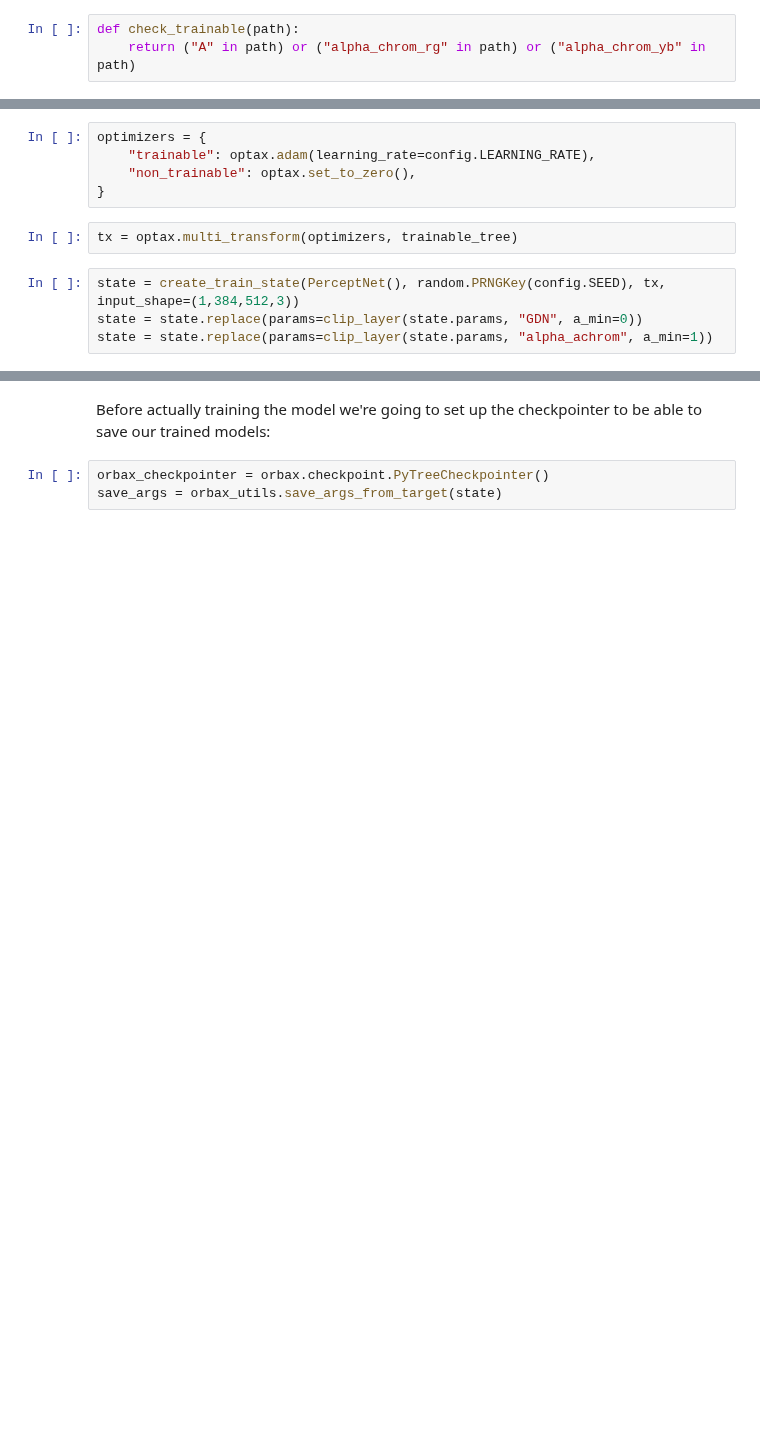
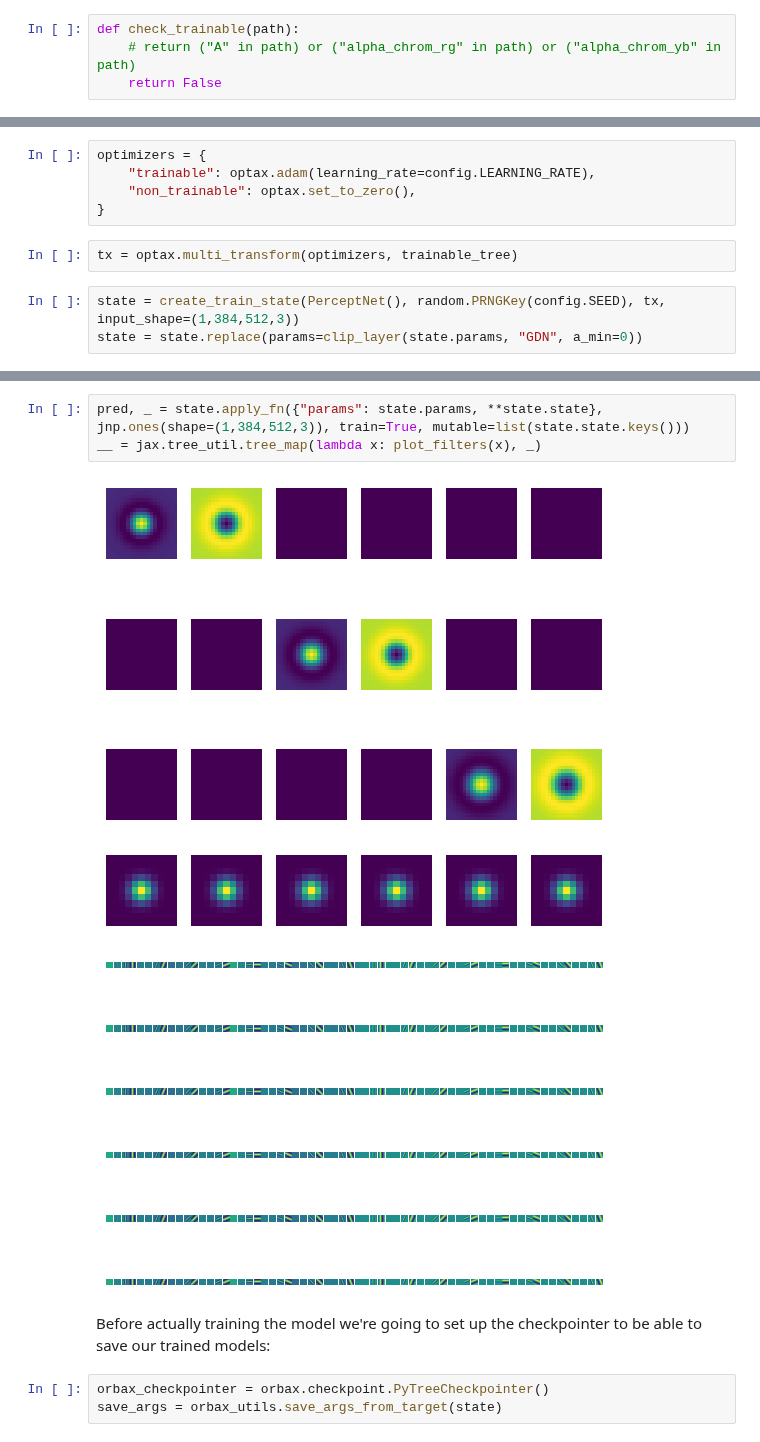
Before and after one commit to Jorgvt/perceptnet, a Jupyter notebook: Notebooks/13_JaX/13_03_V15/13_03_00_PerceptNet15.ipynb, the cells around one changed output, grey strips where cells are left out. Saved outputs shown, nothing was run; the diff lists cells and outputs as text; blank space fills up the shorter version.

```diff
--- a/Notebooks/13_JaX/13_03_V15/13_03_00_PerceptNet15.ipynb
+++ b/Notebooks/13_JaX/13_03_V15/13_03_00_PerceptNet15.ipynb
@@ -324,6 +329,7 @@ import flax
 # %%
 def check_trainable(path):
-    return ("A" in path) or ("alpha_chrom_rg" in path) or ("alpha_chrom_yb" in path)
+    # return ("A" in path) or ("alpha_chrom_rg" in path) or ("alpha_chrom_yb" in path)
+    return False
 # %%
 trainable_tree = freeze(flax.traverse_util.path_aware_map(lambda path, v: "non_trainable" if check_trainable(path)  else "trainable", state.params))
 trainable_tree
@@ -355,7 +361,6 @@ tx = optax.multi_transform(optimizers, trainable_tree)
 # %%
 state = create_train_state(PerceptNet(), random.PRNGKey(config.SEED), tx, input_shape=(1,384,512,3))
 state = state.replace(params=clip_layer(state.params, "GDN", a_min=0))
-state = state.replace(params=clip_layer(state.params, "alpha_achrom", a_min=1))
 # %%
 param_count = sum(x.size for x in jax.tree_util.tree_leaves(state.params))
 param_count
@@ -447,5 +421,12 @@ state.params["CenterSurroundLogSigmaK_0"]["A"] =
 
 state = state.replace(params=freeze(state.params))
+# %%
+pred, _ = state.apply_fn({"params": state.params, **state.state}, jnp.ones(shape=(1,384,512,3)), train=True, mutable=list(state.state.keys()))
+__ = jax.tree_util.tree_map(lambda x: plot_filters(x), _)
+# %% [output]
+[figure, added]
+[figure, added]
+[figure, added]
 # %% [markdown]
 Before actually training the model we're going to set up the checkpointer to be able to save our trained models:
 # %%
```
Also changed, not shown: parts of 52 cells of this notebook.
